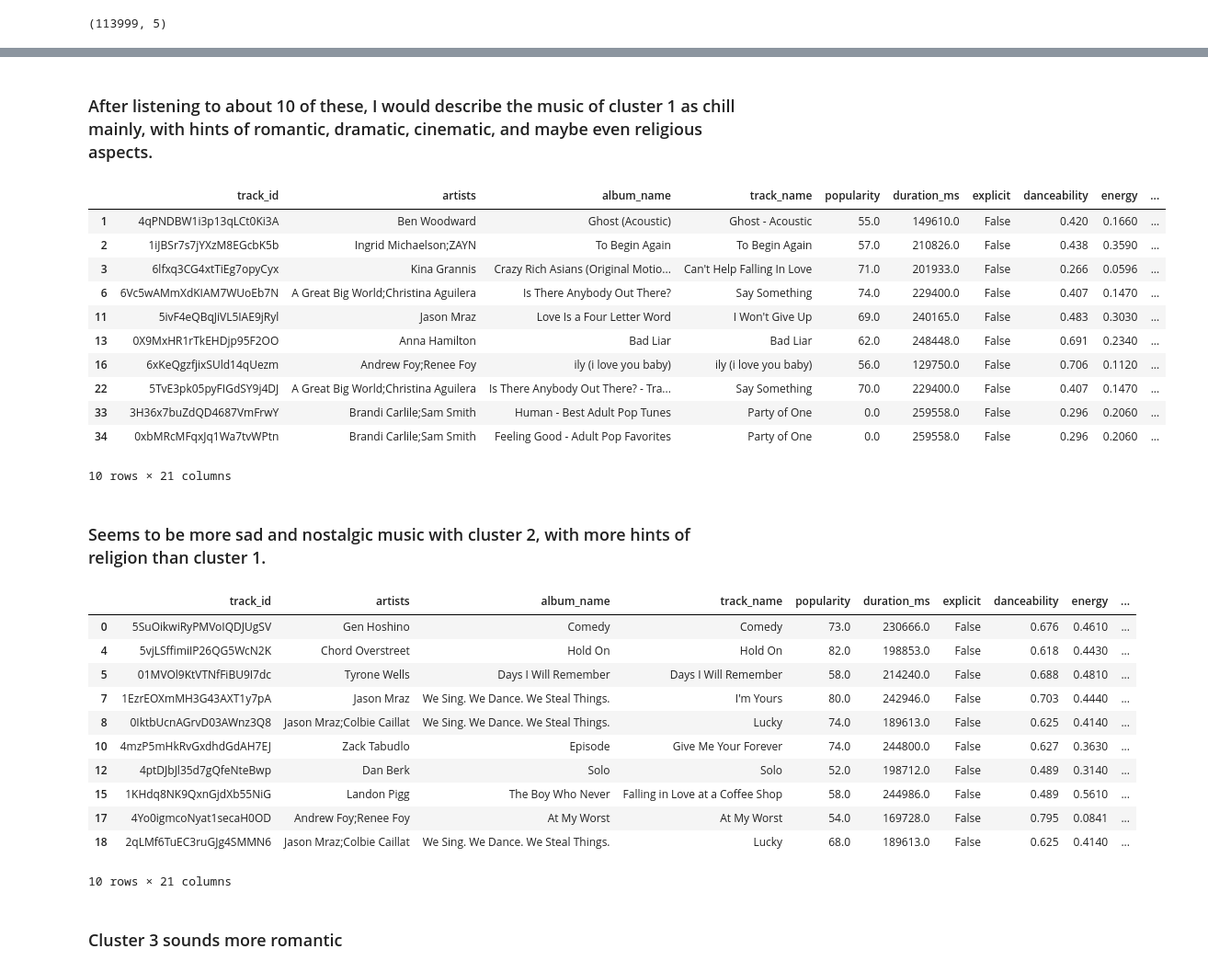
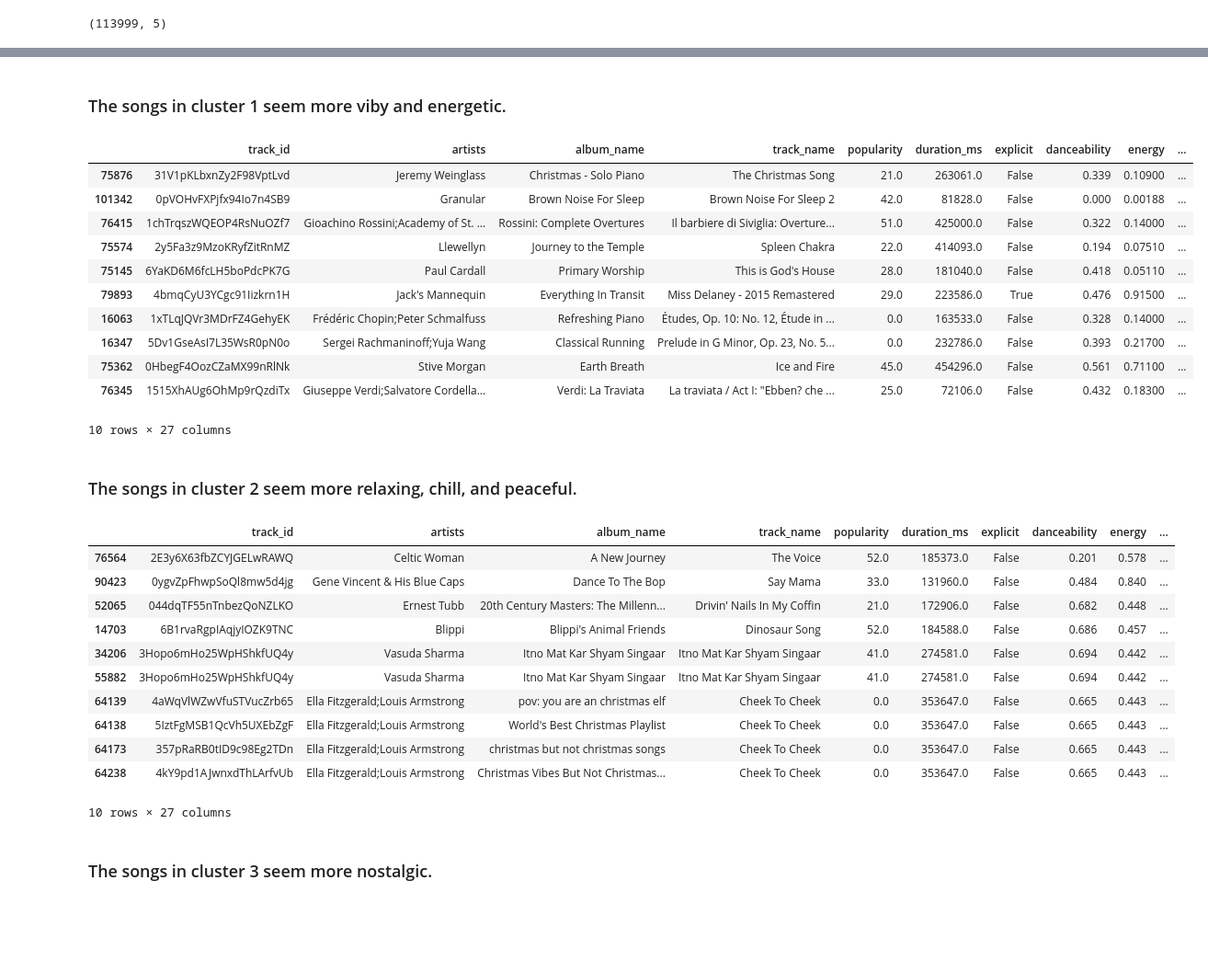
Before and after one commit to sahilalamgir/playlist-generator, a Jupyter notebook: main.ipynb, the cells around one changed output, grey strips where cells are left out. Shown at 92% size. Cells and saved outputs as stored; diff of their text form; code cells hidden in the pictures; blank space fills up the shorter version.

Commit message:
Refine method of classifying songs into different moods

```diff
--- a/main.ipynb
+++ b/main.ipynb
@@ -221,2 +220,0 @@ kmc = KMeans(n_clusters=4)
-# %%
-kmc.fit(scaled_X)
@@ -225,3 +221,5 @@ KMeans(n_clusters=4)
+# %%
+distances = kmc.fit_transform(scaled_X)
 # %%
 kmc.cluster_centers_
 # %% [output]
@@ -245,0 +254,3 @@ clusters.head()
+# %%
+distances = pd.DataFrame(distances, columns=["dist_0", "dist_1", "dist_2", "dist_3", "dist_4", "dist_5"])
+distances.head()
@@ -246,5 +264,5 @@ clusters.head()
 # %%
-df = pd.concat([df, clusters], axis=1)
+df = pd.concat([df, distances, clusters], axis=1)
 df.head()
 # %% [output]
 |  | track_id | artists | album_name | track_name | popularity | duration_ms | explicit | danceability | energy | ... |
@@ -307,36 +355,36 @@ df[df["cluster"] == 1].head(10)
-# %% [markdown]
-### After listening to about 10 of these, I would describe the music of cluster 1 as chill mainly, with hints of romantic, dramatic, cinematic, and maybe even religious aspects.
+# %% [markdown]
+### The songs in cluster 1 seem more viby and energetic.
 # %%
-df[df["cluster"] == 2].head(10)
+df.sort_values("dist_2").head(10)
 # %% [output]
 |  | track_id | artists | album_name | track_name | popularity | duration_ms | explicit | danceability | energy | ... |
-| 1 | 4qPNDBW1i3p13qLCt0Ki3A | Ben Woodward | Ghost (Acoustic) | Ghost - Acoustic | 55.0 | 149610.0 | False | 0.420 | 0.1660 | ... |
-| 2 | 1iJBSr7s7jYXzM8EGcbK5b | Ingrid Michaelson;ZAYN | To Begin Again | To Begin Again | 57.0 | 210826.0 | False | 0.438 | 0.3590 | ... |
-| 3 | 6lfxq3CG4xtTiEg7opyCyx | Kina Grannis | Crazy Rich Asians (Original Motio... | Can't Help Falling In Love | 71.0 | 201933.0 | False | 0.266 | 0.0596 | ... |
-| 6 | 6Vc5wAMmXdKIAM7WUoEb7N | A Great Big World;Christina Aguilera | Is There Anybody Out There? | Say Something | 74.0 | 229400.0 | False | 0.407 | 0.1470 | ... |
-| 11 | 5ivF4eQBqJiVL5IAE9jRyl | Jason Mraz | Love Is a Four Letter Word | I Won't Give Up | 69.0 | 240165.0 | False | 0.483 | 0.3030 | ... |
-| 13 | 0X9MxHR1rTkEHDjp95F2OO | Anna Hamilton | Bad Liar | Bad Liar | 62.0 | 248448.0 | False | 0.691 | 0.2340 | ... |
-| 16 | 6xKeQgzfjixSUld14qUezm | Andrew Foy;Renee Foy | ily (i love you baby) | ily (i love you baby) | 56.0 | 129750.0 | False | 0.706 | 0.1120 | ... |
-| 22 | 5TvE3pk05pyFIGdSY9j4DJ | A Great Big World;Christina Aguilera | Is There Anybody Out There? - Tra... | Say Something | 70.0 | 229400.0 | False | 0.407 | 0.1470 | ... |
-| 33 | 3H36x7buZdQD4687VmFrwY | Brandi Carlile;Sam Smith | Human - Best Adult Pop Tunes | Party of One | 0.0 | 259558.0 | False | 0.296 | 0.2060 | ... |
-| 34 | 0xbMRcMFqxJq1Wa7tvWPtn | Brandi Carlile;Sam Smith | Feeling Good - Adult Pop Favorites | Party of One | 0.0 | 259558.0 | False | 0.296 | 0.2060 | ... |
+| 75876 | 31V1pKLbxnZy2F98VptLvd | Jeremy Weinglass | Christmas - Solo Piano | The Christmas Song | 21.0 | 263061.0 | False | 0.339 | 0.10900 | ... |
+| 101342 | 0pVOHvFXPjfx94Io7n4SB9 | Granular | Brown Noise For Sleep | Brown Noise For Sleep 2 | 42.0 | 81828.0 | False | 0.000 | 0.00188 | ... |
+| 76415 | 1chTrqszWQEOP4RsNuOZf7 | Gioachino Rossini;Academy of St. ... | Rossini: Complete Overtures | Il barbiere di Siviglia: Overture... | 51.0 | 425000.0 | False | 0.322 | 0.14000 | ... |
+| 75574 | 2y5Fa3z9MzoKRyfZitRnMZ | Llewellyn | Journey to the Temple | Spleen Chakra | 22.0 | 414093.0 | False | 0.194 | 0.07510 | ... |
+| 75145 | 6YaKD6M6fcLH5boPdcPK7G | Paul Cardall | Primary Worship | This is God's House | 28.0 | 181040.0 | False | 0.418 | 0.05110 | ... |
+| 79893 | 4bmqCyU3YCgc91Iizkrn1H | Jack's Mannequin | Everything In Transit | Miss Delaney - 2015 Remastered | 29.0 | 223586.0 | True | 0.476 | 0.91500 | ... |
+| 16063 | 1xTLqJQVr3MDrFZ4GehyEK | Frédéric Chopin;Peter Schmalfuss | Refreshing Piano | Études, Op. 10: No. 12, Étude in ... | 0.0 | 163533.0 | False | 0.328 | 0.14000 | ... |
+| 16347 | 5Dv1GseAsI7L35WsR0pN0o | Sergei Rachmaninoff;Yuja Wang | Classical Running | Prelude in G Minor, Op. 23, No. 5... | 0.0 | 232786.0 | False | 0.393 | 0.21700 | ... |
+| 75362 | 0HbegF4OozCZaMX99nRlNk | Stive Morgan | Earth Breath | Ice and Fire | 45.0 | 454296.0 | False | 0.561 | 0.71100 | ... |
+| 76345 | 1515XhAUg6OhMp9rQzdiTx | Giuseppe Verdi;Salvatore Cordella... | Verdi: La Traviata | La traviata / Act I: "Ebben? che ... | 25.0 | 72106.0 | False | 0.432 | 0.18300 | ... |
-10 rows × 21 columns
+10 rows × 27 columns
-# %% [markdown]
-### Seems to be more sad and nostalgic music with cluster 2, with more hints of religion than cluster 1.
+# %% [markdown]
+### The songs in cluster 2 seem more relaxing, chill, and peaceful.
 # %%
-df[df["cluster"] == 3].head(10)
+df.sort_values("dist_3").head(10)
 # %% [output]
 |  | track_id | artists | album_name | track_name | popularity | duration_ms | explicit | danceability | energy | ... |
-| 0 | 5SuOikwiRyPMVoIQDJUgSV | Gen Hoshino | Comedy | Comedy | 73.0 | 230666.0 | False | 0.676 | 0.4610 | ... |
-| 4 | 5vjLSffimiIP26QG5WcN2K | Chord Overstreet | Hold On | Hold On | 82.0 | 198853.0 | False | 0.618 | 0.4430 | ... |
-| 5 | 01MVOl9KtVTNfFiBU9I7dc | Tyrone Wells | Days I Will Remember | Days I Will Remember | 58.0 | 214240.0 | False | 0.688 | 0.4810 | ... |
-| 7 | 1EzrEOXmMH3G43AXT1y7pA | Jason Mraz | We Sing. We Dance. We Steal Things. | I'm Yours | 80.0 | 242946.0 | False | 0.703 | 0.4440 | ... |
-| 8 | 0IktbUcnAGrvD03AWnz3Q8 | Jason Mraz;Colbie Caillat | We Sing. We Dance. We Steal Things. | Lucky | 74.0 | 189613.0 | False | 0.625 | 0.4140 | ... |
-| 10 | 4mzP5mHkRvGxdhdGdAH7EJ | Zack Tabudlo | Episode | Give Me Your Forever | 74.0 | 244800.0 | False | 0.627 | 0.3630 | ... |
-| 12 | 4ptDJbJl35d7gQfeNteBwp | Dan Berk | Solo | Solo | 52.0 | 198712.0 | False | 0.489 | 0.3140 | ... |
-| 15 | 1KHdq8NK9QxnGjdXb55NiG | Landon Pigg | The Boy Who Never | Falling in Love at a Coffee Shop | 58.0 | 244986.0 | False | 0.489 | 0.5610 | ... |
-| 17 | 4Yo0igmcoNyat1secaH0OD | Andrew Foy;Renee Foy | At My Worst | At My Worst | 54.0 | 169728.0 | False | 0.795 | 0.0841 | ... |
-| 18 | 2qLMf6TuEC3ruGJg4SMMN6 | Jason Mraz;Colbie Caillat | We Sing. We Dance. We Steal Things. | Lucky | 68.0 | 189613.0 | False | 0.625 | 0.4140 | ... |
+| 76564 | 2E3y6X63fbZCYJGELwRAWQ | Celtic Woman | A New Journey | The Voice | 52.0 | 185373.0 | False | 0.201 | 0.578 | ... |
+| 90423 | 0ygvZpFhwpSoQl8mw5d4jg | Gene Vincent & His Blue Caps | Dance To The Bop | Say Mama | 33.0 | 131960.0 | False | 0.484 | 0.840 | ... |
+| 52065 | 044dqTF55nTnbezQoNZLKO | Ernest Tubb | 20th Century Masters: The Millenn... | Drivin' Nails In My Coffin | 21.0 | 172906.0 | False | 0.682 | 0.448 | ... |
+| 14703 | 6B1rvaRgpIAqjyIOZK9TNC | Blippi | Blippi's Animal Friends | Dinosaur Song | 52.0 | 184588.0 | False | 0.686 | 0.457 | ... |
+| 34206 | 3Hopo6mHo25WpHShkfUQ4y | Vasuda Sharma | Itno Mat Kar Shyam Singaar | Itno Mat Kar Shyam Singaar | 41.0 | 274581.0 | False | 0.694 | 0.442 | ... |
+| 55882 | 3Hopo6mHo25WpHShkfUQ4y | Vasuda Sharma | Itno Mat Kar Shyam Singaar | Itno Mat Kar Shyam Singaar | 41.0 | 274581.0 | False | 0.694 | 0.442 | ... |
+| 64139 | 4aWqVlWZwVfuSTVucZrb65 | Ella Fitzgerald;Louis Armstrong | pov: you are an christmas elf | Cheek To Cheek | 0.0 | 353647.0 | False | 0.665 | 0.443 | ... |
+| 64138 | 5IztFgMSB1QcVh5UXEbZgF | Ella Fitzgerald;Louis Armstrong | World's Best Christmas Playlist | Cheek To Cheek | 0.0 | 353647.0 | False | 0.665 | 0.443 | ... |
+| 64173 | 357pRaRB0tID9c98Eg2TDn | Ella Fitzgerald;Louis Armstrong | christmas but not christmas songs | Cheek To Cheek | 0.0 | 353647.0 | False | 0.665 | 0.443 | ... |
+| 64238 | 4kY9pd1AJwnxdThLArfvUb | Ella Fitzgerald;Louis Armstrong | Christmas Vibes But Not Christmas... | Cheek To Cheek | 0.0 | 353647.0 | False | 0.665 | 0.443 | ... |
-10 rows × 21 columns
+10 rows × 27 columns
-# %% [markdown]
-### Cluster 3 sounds more romantic
+# %% [markdown]
+### The songs in cluster 3 seem more nostalgic.
```
Also changed, not shown: parts of 33 cells of this notebook, 2 other files.
